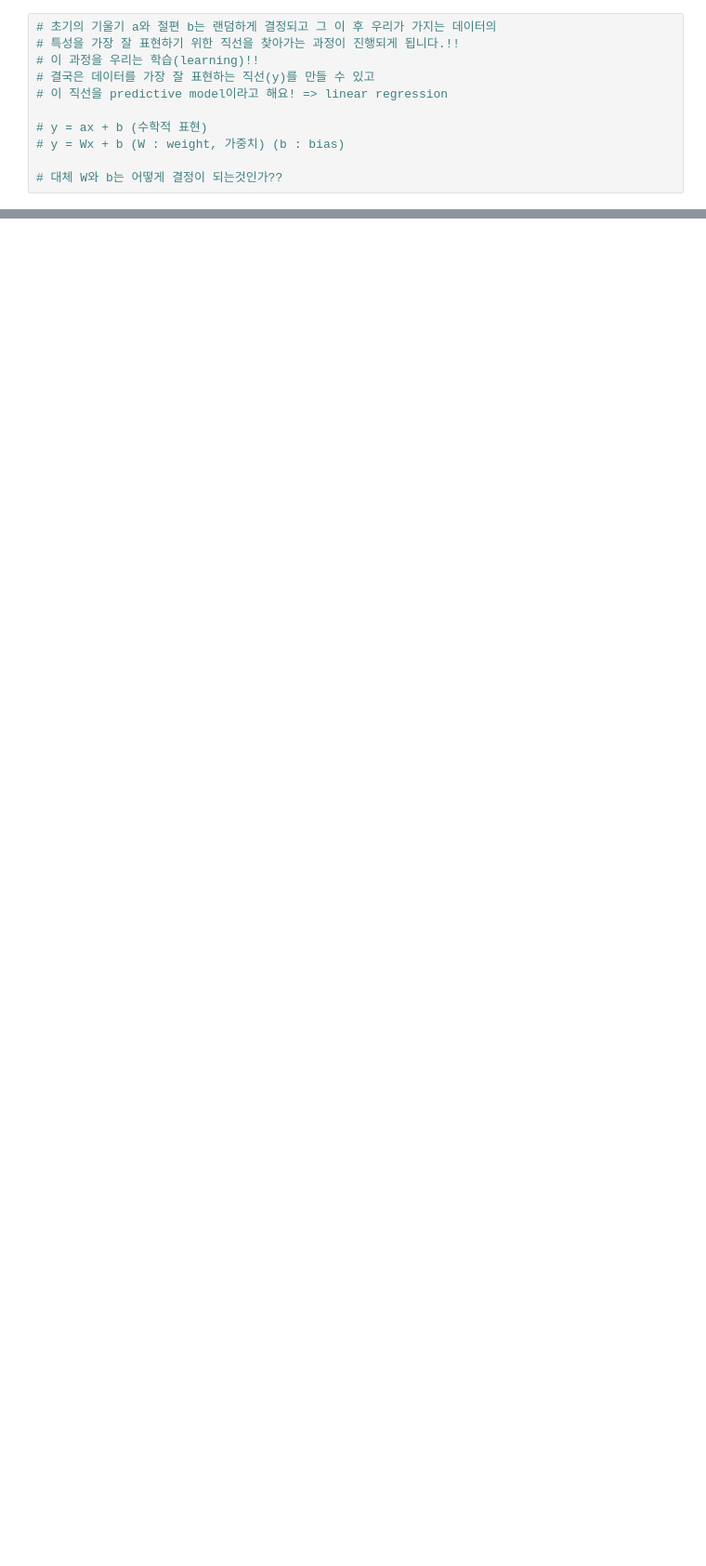
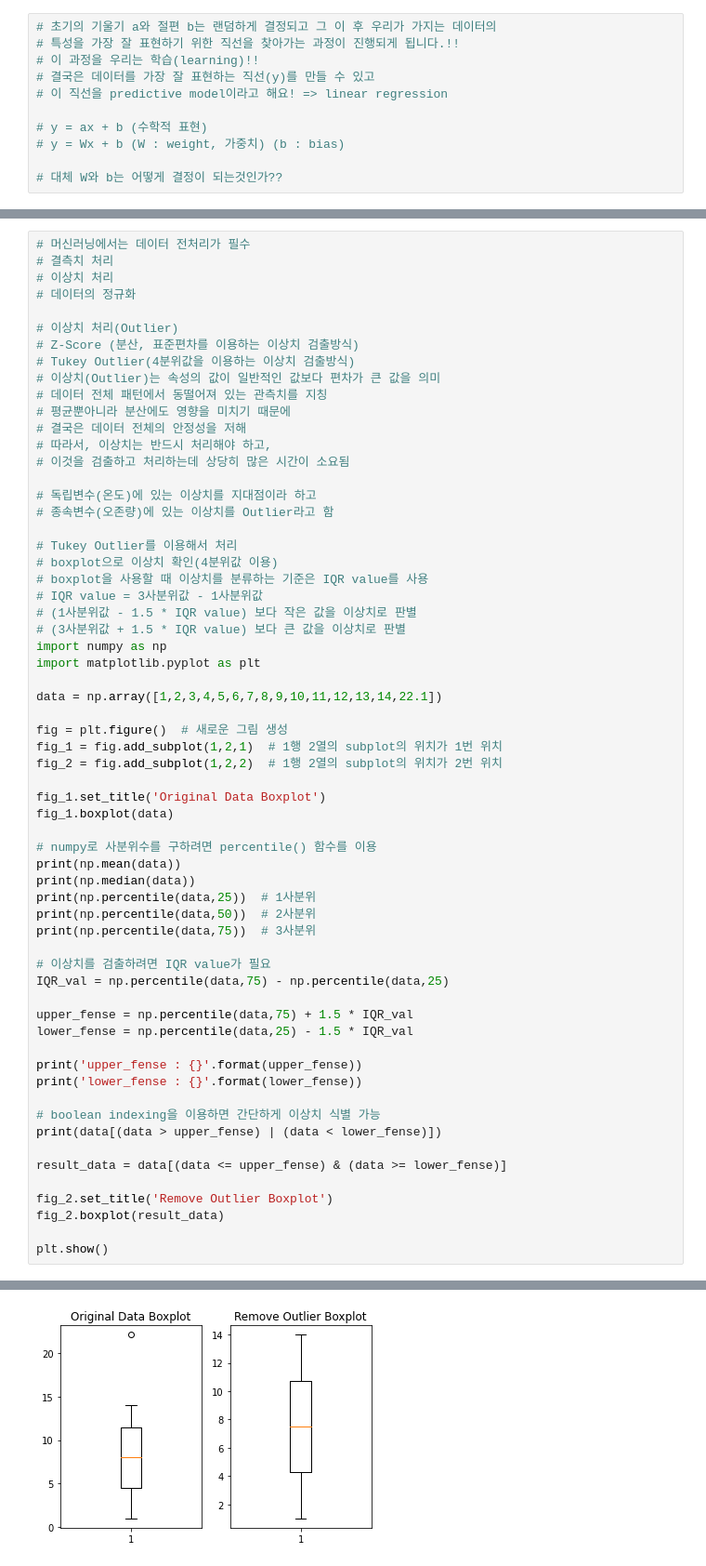
Before and after one commit to Gwang-chae/TIL, a Jupyter notebook: 03.Machine_Learning.ipynb, the cells around one changed output, grey strips where cells are left out. Shown: that part at 93% size. Saved outputs shown, nothing was run; the diff lists cells and outputs as text; blank space fills up the shorter version.

Commit message:
About Outlier

```diff
--- a/03.Machine_Learning.ipynb
+++ b/03.Machine_Learning.ipynb
@@ -523,0 +618,63 @@ W : [[3.21519649]], b : [16.78003431], loss : 88.34655845893752
+# %%
+# 머신러닝에서는 데이터 전처리가 필수
+# 결측치 처리
+# 이상치 처리
+# 데이터의 정규화
+
+# 이상치 처리(Outlier)
+# Z-Score (분산, 표준편차를 이용하는 이상치 검출방식)
+# Tukey Outlier(4분위값을 이용하는 이상치 검출방식)
+# 이상치(Outlier)는 속성의 값이 일반적인 값보다 편차가 큰 값을 의미
+# 데이터 전체 패턴에서 동떨어져 있는 관측치를 지칭
+# 평균뿐아니라 분산에도 영향을 미치기 때문에
+# 결국은 데이터 전체의 안정성을 저해
+# 따라서, 이상치는 반드시 처리해야 하고,
+# 이것을 검출하고 처리하는데 상당히 많은 시간이 소요됨
+
+# 독립변수(온도)에 있는 이상치를 지대점이라 하고
+# 종속변수(오존량)에 있는 이상치를 Outlier라고 함
+
+# Tukey Outlier를 이용해서 처리
+# boxplot으로 이상치 확인(4분위값 이용)
+# boxplot을 사용할 때 이상치를 분류하는 기준은 IQR value를 사용
+# IQR value = 3사분위값 - 1사분위값
+# (1사분위값 - 1.5 * IQR value) 보다 작은 값을 이상치로 판별
+# (3사분위값 + 1.5 * IQR value) 보다 큰 값을 이상치로 판별
+import numpy as np
+import matplotlib.pyplot as plt
+
+data = np.array([1,2,3,4,5,6,7,8,9,10,11,12,13,14,22.1])
+
+fig = plt.figure()  # 새로운 그림 생성
+fig_1 = fig.add_subplot(1,2,1)  # 1행 2열의 subplot의 위치가 1번 위치
+fig_2 = fig.add_subplot(1,2,2)  # 1행 2열의 subplot의 위치가 2번 위치
+
+fig_1.set_title('Original Data Boxplot')
+fig_1.boxplot(data)
+
+# numpy로 사분위수를 구하려면 percentile() 함수를 이용
+print(np.mean(data))
+print(np.median(data))
+print(np.percentile(data,25))  # 1사분위
+print(np.percentile(data,50))  # 2사분위
+print(np.percentile(data,75))  # 3사분위
+
+# 이상치를 검출하려면 IQR value가 필요
+IQR_val = np.percentile(data,75) - np.percentile(data,25)
+
+upper_fense = np.percentile(data,75) + 1.5 * IQR_val
+lower_fense = np.percentile(data,25) - 1.5 * IQR_val
+
+print('upper_fense : {}'.format(upper_fense))
+print('lower_fense : {}'.format(lower_fense))
+
+# boolean indexing을 이용하면 간단하게 이상치 식별 가능
+print(data[(data > upper_fense) | (data < lower_fense)])
+
+result_data = data[(data <= upper_fense) & (data >= lower_fense)]
+
+fig_2.set_title('Remove Outlier Boxplot')
+fig_2.boxplot(result_data)
+
+plt.show()
+# %% [output]
@@ -523,0 +689 @@ W : [[3.21519649]], b : [16.78003431], loss : 88.34655845893752
+[figure, added]
```
Also changed, not shown: parts of 11 cells of this notebook.
